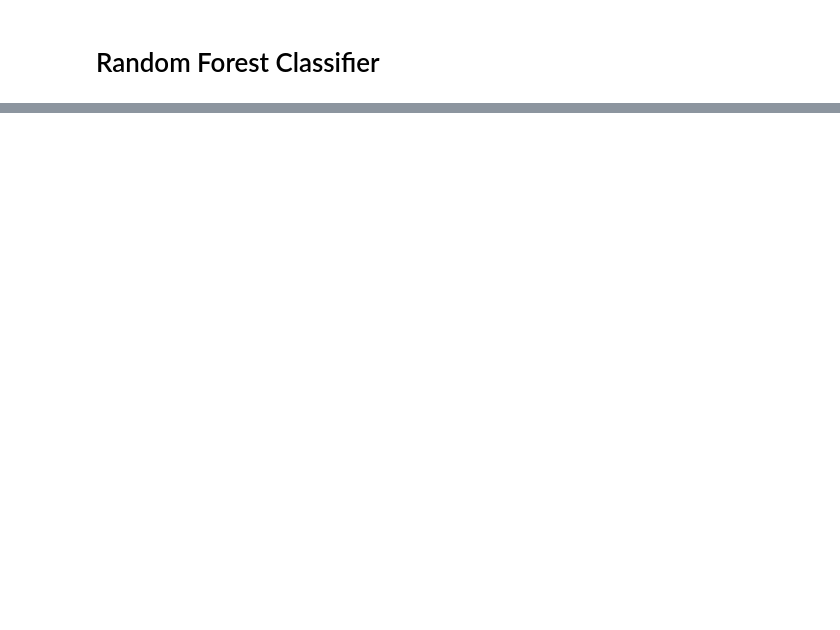
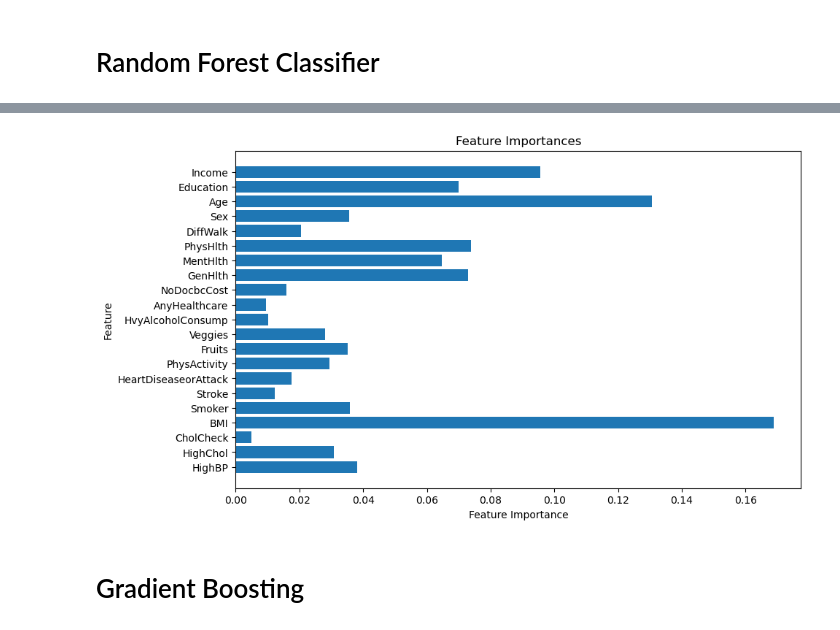
Before and after one commit to AlexMilionis/BioDataProject, a Jupyter notebook: BioAnalysis.ipynb, the cells around one changed output, grey strips where cells are left out. Cells and saved outputs as stored; diff of their text form; code cells hidden in the pictures; blank space fills up the shorter version.

Commit message:
New dataset with 2022 BFRSS data, old dataset with equal number of labels, Rare Class Sampling, random forest classifier, gradient boosting classifier.

```diff
--- a/BioAnalysis.ipynb
+++ b/BioAnalysis.ipynb
@@ -64,8 +117,2 @@ len(df[df['Diabetes_012']==0]),  len(df[df['Diabetes_012']==1]), len(df[df['Diab
 # %% [markdown]
 # Random Forest Classifier
-# %%
-train_data, test_data, train_labels, test_labels = train_test_split(df, labels,
-                                                                    test_size = 0.25,
-                                                                    random_state = RAND_STATE,
-                                                                    stratify=labels)
-# Stratify = y creates train and test data in a way that every label is represented with the same percentage on both train and test subsets
@@ -75,2 +118,0 @@ rf = RandomForestClassifier(random_state=RAND_STATE,
-# %%
-rf.fit(train_data, train_labels)
@@ -105,0 +119,30 @@ test_labels
+# %%
+class random_forest:
+    def __init__(self, data, labels):
+        self.data = data
+        self.labels = labels
+#         self.train_data = None
+#         self.test_data = None
+#         self.train_labels = None
+#         self.test_labels = None
+
+    def split(self, test_size):
+        train_data, test_data, train_labels, test_labels = train_test_split(self.data,
+                                                                        self.labels,
+                                                                        test_size = test_size,
+                                                                        random_state = RAND_STATE,
+                                                                        stratify=self.labels)
+        self.train_data = train_data
+        self.test_data = test_data
+        self.train_labels = train_labels
+        self.test_labels = test_labels
+
+    def train_clf(self):
+        self.clf = RandomForestClassifier(random_state=RAND_STATE)
+        self.clf.fit(self.train_data, self.train_labels)
+
+    def predict(self):
+        self.clf.score(self.test_data, self.test_labels)
+
+    def classification_report(self):
+        print(classification_report(self.test_labels, self.clf.predict(self.test_data)))
@@ -105,0 +179,5 @@ test_labels
+# %%
+rf3 = random_forest(equalized.data, equalized.labels)
+rf3.split(test_size=0.2)
+rf3.train_clf()
+rf3.classification_report()
@@ -105,0 +194,6 @@ test_labels
+# %%
+feature_importance(rf3)
+# %% [output]
+[figure, added]
+# %% [markdown]
+# Gradient Boosting
```
Also changed, not shown: parts of 40 cells of this notebook, 1 other file.
